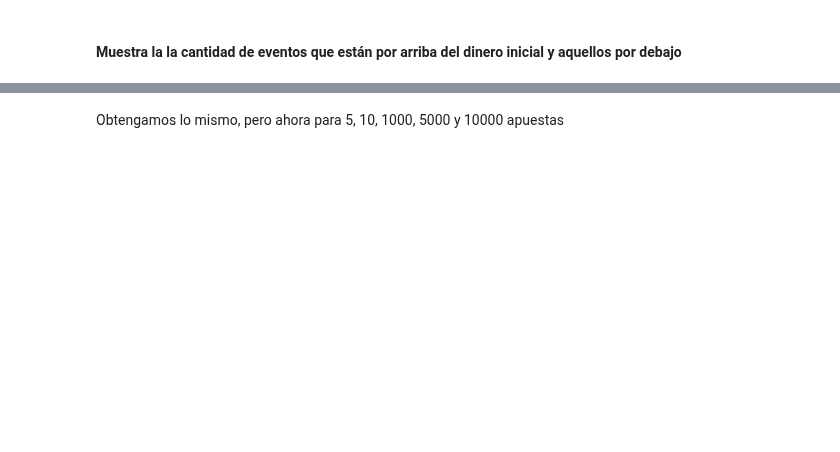
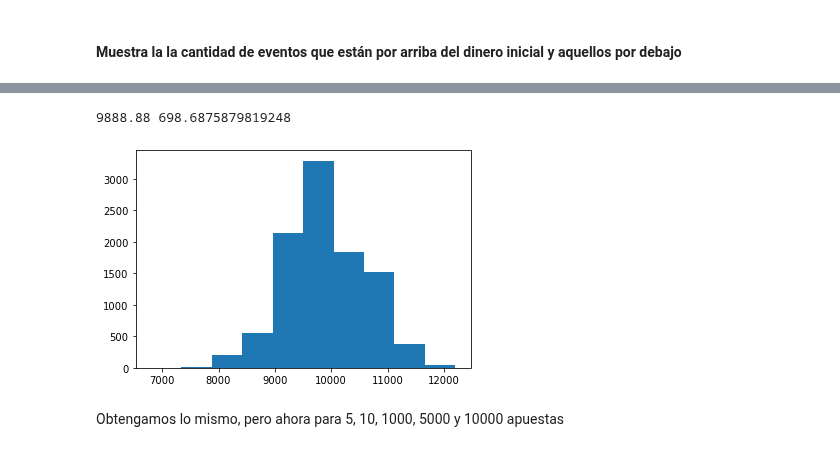
Before and after one commit to DCDPUAEM/DCDP, a Jupyter notebook: Tema_2_AnalisisEstadistico/notebook/3_MC_Estacionario_ejemplos.ipynb, the cells around one changed output, grey strips where cells are left out. Cells and saved outputs as stored; diff of their text form; code cells hidden in the pictures; blank space fills up the shorter version.

```diff
--- a/Tema_2_AnalisisEstadistico/notebook/3_MC_Estacionario_ejemplos.ipynb
+++ b/Tema_2_AnalisisEstadistico/notebook/3_MC_Estacionario_ejemplos.ipynb
@@ -381,2 +384,8 @@ El jugador se fue con  10013.333333333334
+# %%
+plt.hist(final_funds)
+print(np.mean(final_funds), np.std(final_funds))
+# %% [output]
+9888.88 698.6875879819248
+[figure, added]
 # %% [markdown]
 Obtengamos lo mismo, pero ahora para 5, 10, 1000, 5000 y 10000 apuestas
```
Also changed, not shown: parts of 19 cells of this notebook.
